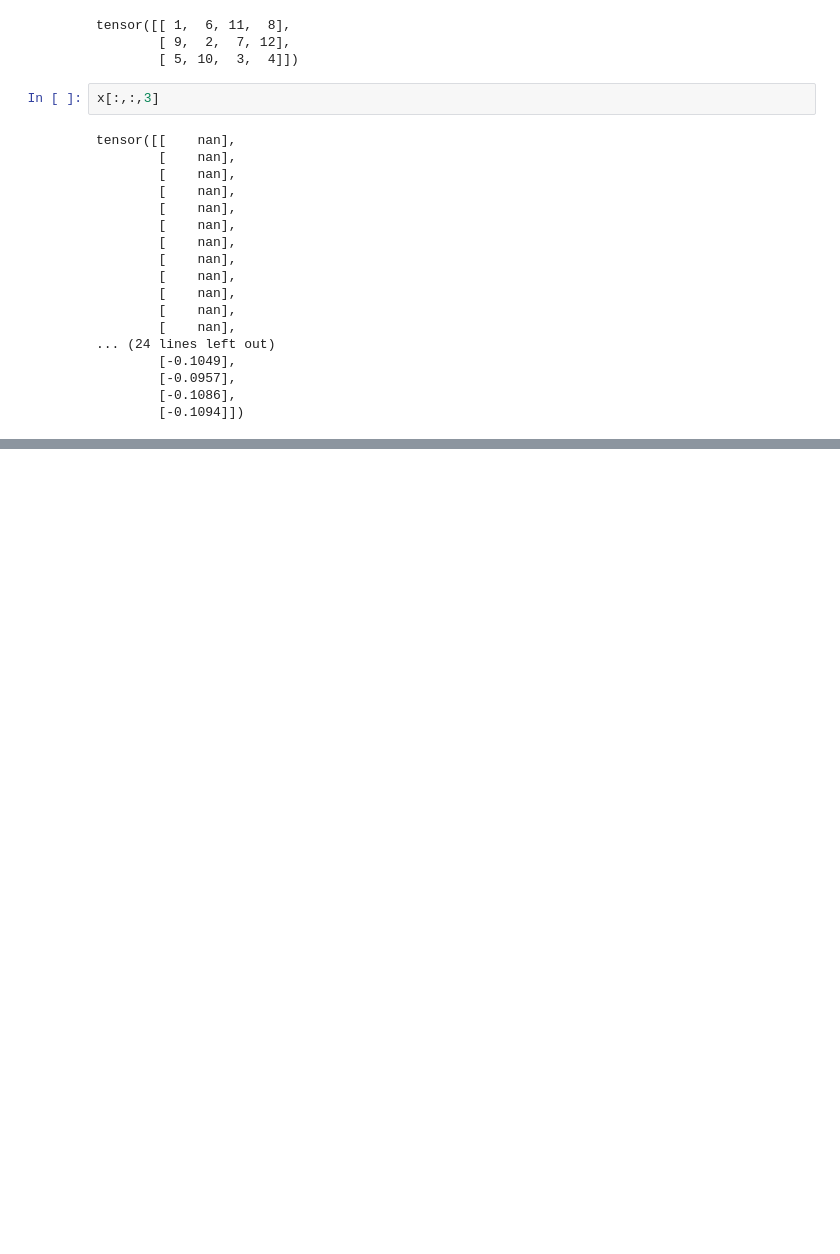
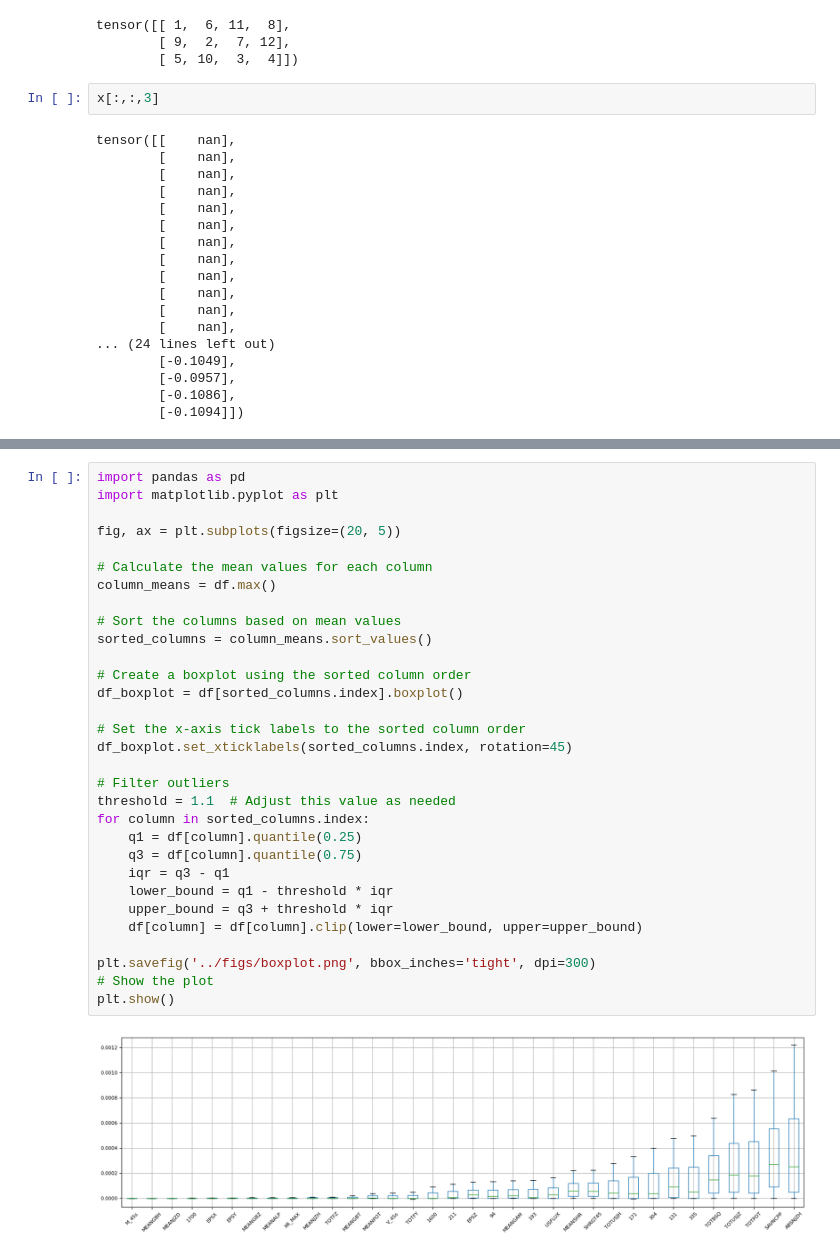
Before and after one commit to brandonlpanos/mvts, a Jupyter notebook: src/scratch.ipynb, the cells around one changed output, grey strips where cells are left out. Cells and saved outputs as stored; diff of their text form; blank space fills up the shorter version.

```diff
--- a/src/scratch.ipynb
+++ b/src/scratch.ipynb
@@ -842,0 +928,33 @@ tensor([[    nan],
+# %%
+import pandas as pd
+import matplotlib.pyplot as plt
+
+fig, ax = plt.subplots(figsize=(20, 5))
+
+# Calculate the mean values for each column
+column_means = df.max()
+
+# Sort the columns based on mean values
+sorted_columns = column_means.sort_values()
+
+# Create a boxplot using the sorted column order
+df_boxplot = df[sorted_columns.index].boxplot()
+
+# Set the x-axis tick labels to the sorted column order
+df_boxplot.set_xticklabels(sorted_columns.index, rotation=45)
+
+# Filter outliers
+threshold = 1.1  # Adjust this value as needed
+for column in sorted_columns.index:
+    q1 = df[column].quantile(0.25)
+    q3 = df[column].quantile(0.75)
+    iqr = q3 - q1
+    lower_bound = q1 - threshold * iqr
+    upper_bound = q3 + threshold * iqr
+    df[column] = df[column].clip(lower=lower_bound, upper=upper_bound)
+
+plt.savefig('../figs/boxplot.png', bbox_inches='tight', dpi=300)
+# Show the plot
+plt.show()
+# %% [output]
+[figure, added]
```
Also changed, not shown: parts of 5 cells of this notebook.
